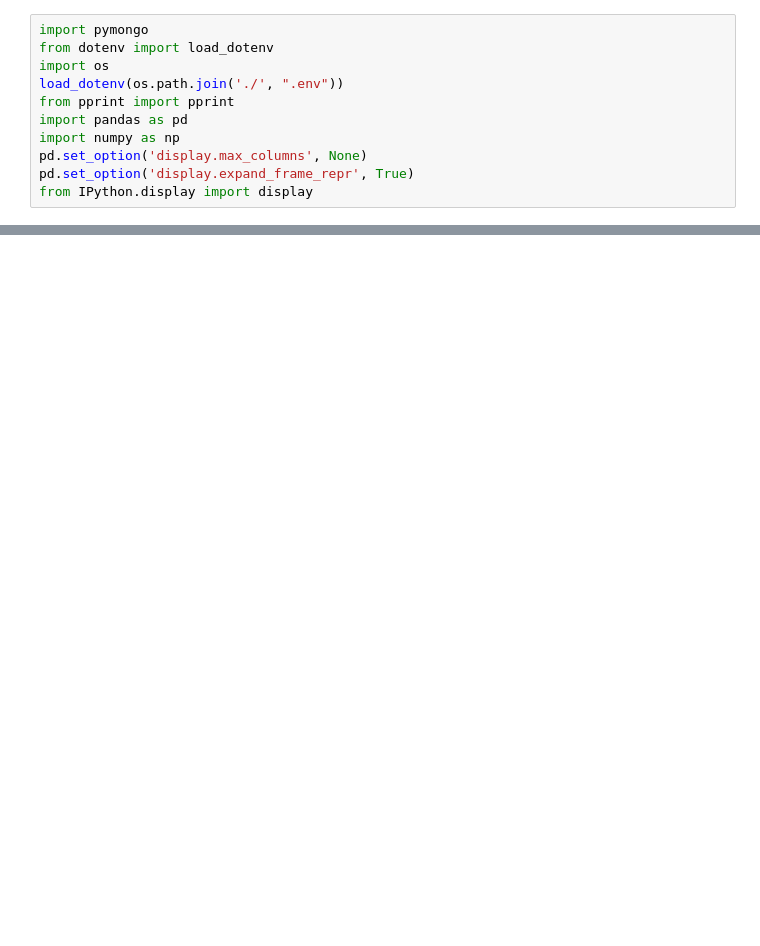
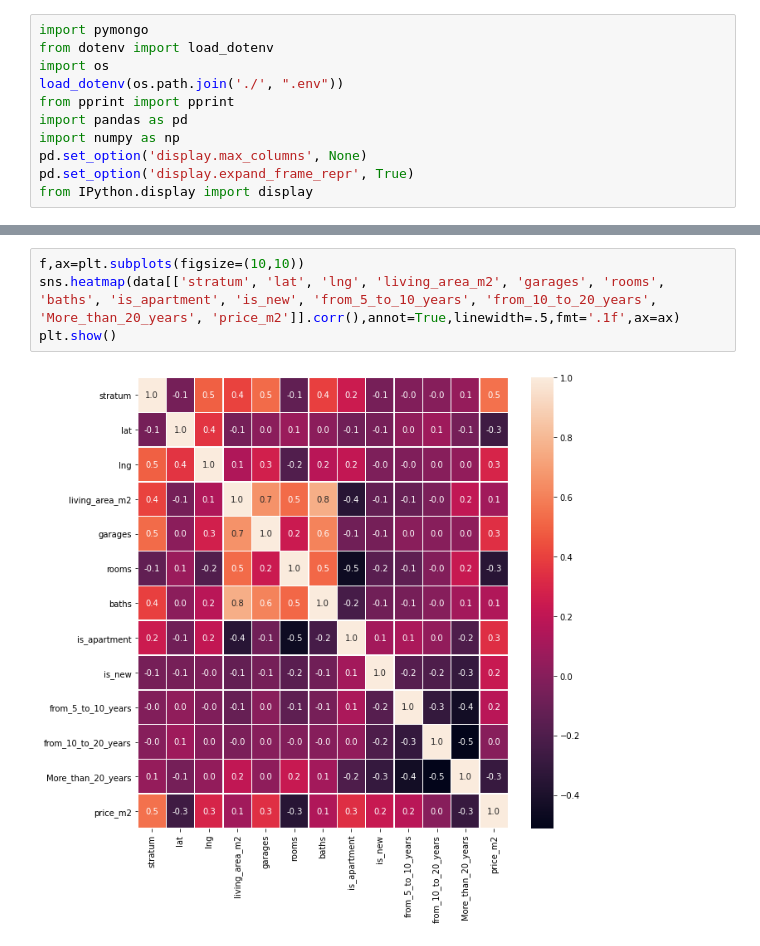
Before and after one commit to joch182/inmoxis-price-prediction, a Jupyter notebook: Sales_EDA.ipynb, the cells around one changed output, grey strips where cells are left out. Cells and saved outputs as stored; diff of their text form; blank space fills up the shorter version.

```diff
--- a/Sales_EDA.ipynb
+++ b/Sales_EDA.ipynb
@@ -103,0 +199,6 @@ display(fr_df.head())
+# %%
+f,ax=plt.subplots(figsize=(10,10))
+sns.heatmap(data[['stratum', 'lat', 'lng', 'living_area_m2', 'garages', 'rooms', 'baths', 'is_apartment', 'is_new', 'from_5_to_10_years', 'from_10_to_20_years', 'More_than_20_years', 'price_m2']].corr(),annot=True,linewidth=.5,fmt='.1f',ax=ax)
+plt.show()
+# %% [output]
+[figure, added]
```
Also changed, not shown: parts of 15 cells of this notebook, 5 other files.
